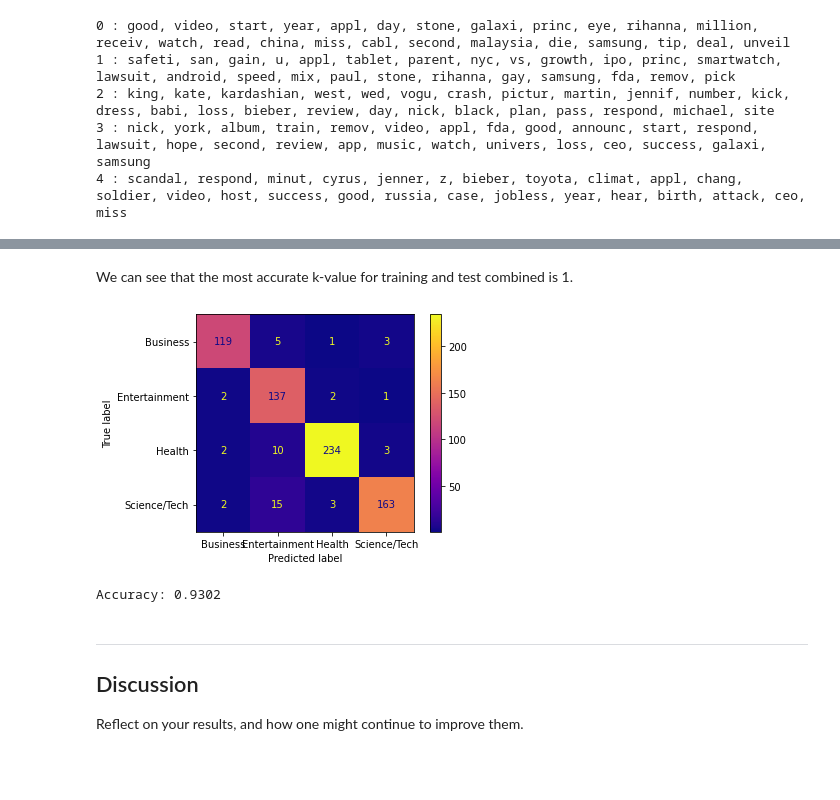
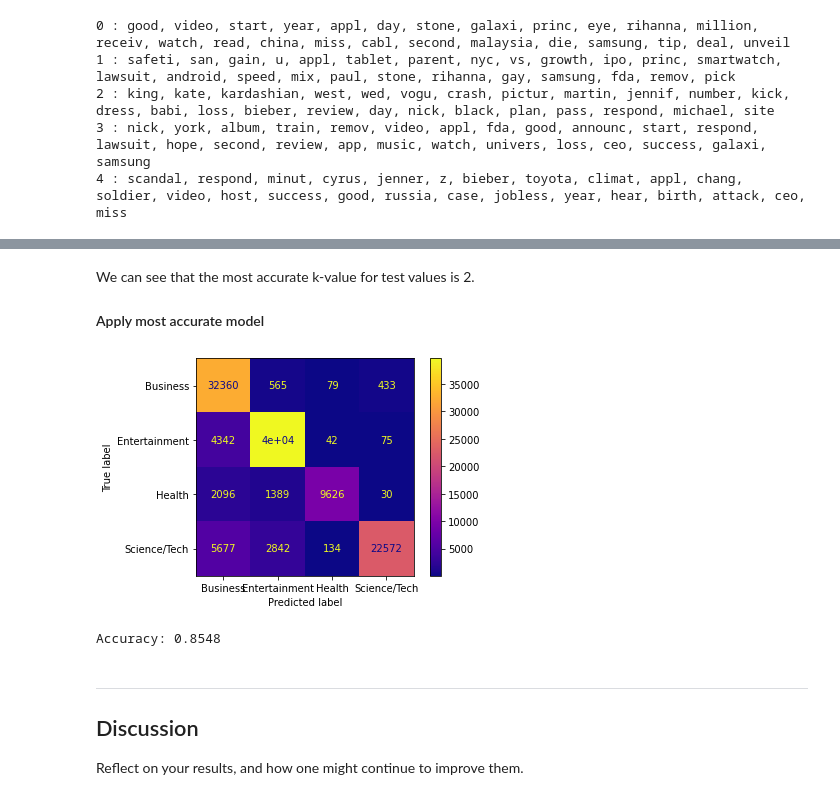
Before and after one commit to MartinRybergLaude/dm1590-project, a Jupyter notebook: newspapers.ipynb, the cells around one changed output, grey strips where cells are left out. Drawn from its saved outputs; the diff is of its cells as text; code cells hidden in the pictures; blank space fills up the shorter version.

Commit message:
Finished finding the most accurate k-value

```diff
--- a/newspapers.ipynb
+++ b/newspapers.ipynb
@@ -310,20 +311,25 @@ plt.show()
 # %% [markdown]
-We can see that the most accurate k-value for training and test combined is 1.
+We can see that the most accurate k-value for test values is 2.
+#### Apply most accurate model
 # %%
 # Convert y to more easily understood values
 y_train = ['Business' if i=='b' else 'Science/Tech' if i=='t' else 'Entertainment' if i=='e' else 'Health' if i=='m' else i for i in y_train]
 y_test = ['Business' if i=='b' else 'Science/Tech' if i=='t' else 'Entertainment' if i=='e' else 'Health' if i=='m' else i for i in y_test]
 
-clf = KNeighborsClassifier(n_neighbors=1)
+clf = KNeighborsClassifier(n_neighbors=2)
 clf.fit(X_train, y_train) # Fits the classifier to the data
 
 predictions = clf.predict(X_test)
+
+# Plot confusion matrix
 plot_confusion_matrix(clf, X_test, y_test, cmap="plasma")
 plt.show()
+
+# Print accuracy
 print("Accuracy: " + str(round(clf.score(X_test, y_test), 4)))
 # %% [output]
-[figure, old version]
+[figure, new version]
-Accuracy: 0.9302
+Accuracy: 0.8548
 # %% [markdown]
 ---
 ## Discussion
```
Also changed, not shown: parts of 2 cells of this notebook.
